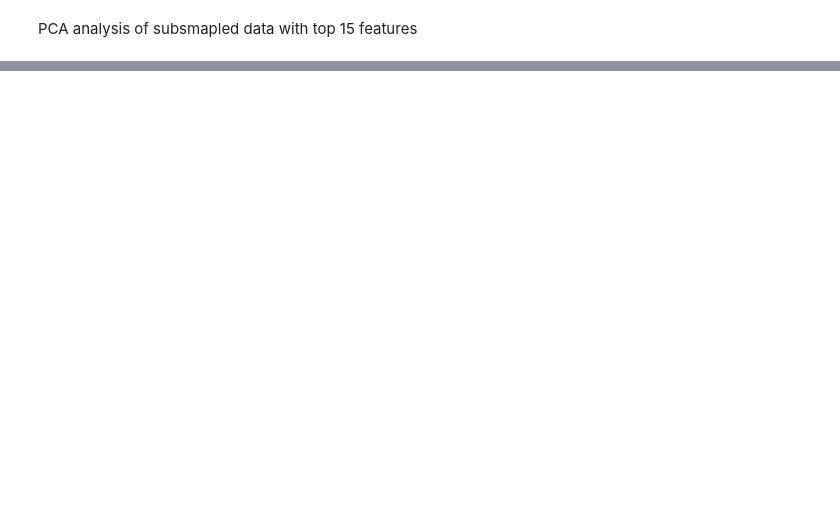
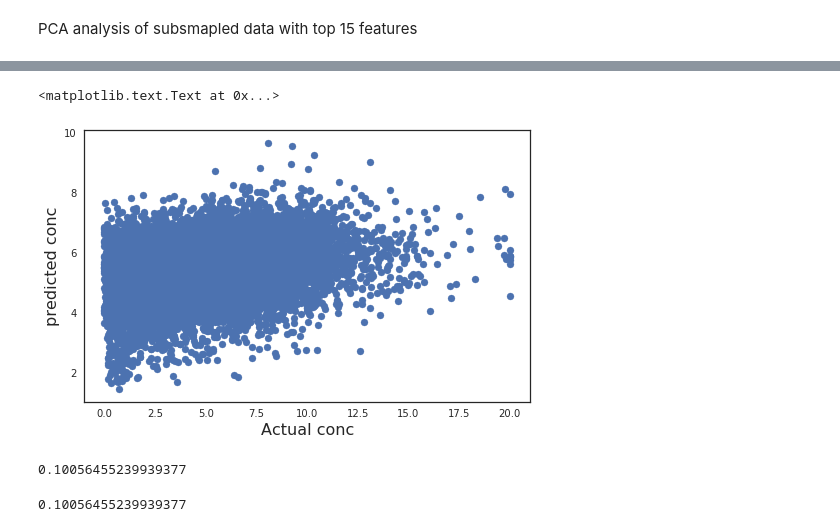
Before and after one commit to cnyambura/Protein_ML, a Jupyter notebook: Simple MPRegressor on features .ipynb, the cells around one changed output, grey strips where cells are left out. Saved outputs shown, nothing was run; the diff lists cells and outputs as text; code cells hidden in the pictures; blank space fills up the shorter version.

```diff
--- a/Simple MPRegressor on features .ipynb
+++ b/Simple MPRegressor on features .ipynb
@@ -178,0 +205,17 @@ Text(0,0.5,'PC 2 (19.2%)')
+# %%
+fg , axs = plt.subplots(figsize=(8,5))
+axs.scatter(y_test, pred_conc_test)
+axs.set_ylabel('predicted conc',fontsize=16)
+axs.set_xlabel('Actual conc',fontsize=16)
+# %% [output]
+<matplotlib.text.Text at 0x...>
+[figure, added]
+# %%
+from sklearn.metrics import r2_score
+r2_score(y_test, pred_conc_test)
+# %% [output]
+0.10056455239939377
+# %%
+rf.score(X_test,y_test)
+# %% [output]
+0.10056455239939377
```
Also changed, not shown: parts of 10 cells of this notebook.
